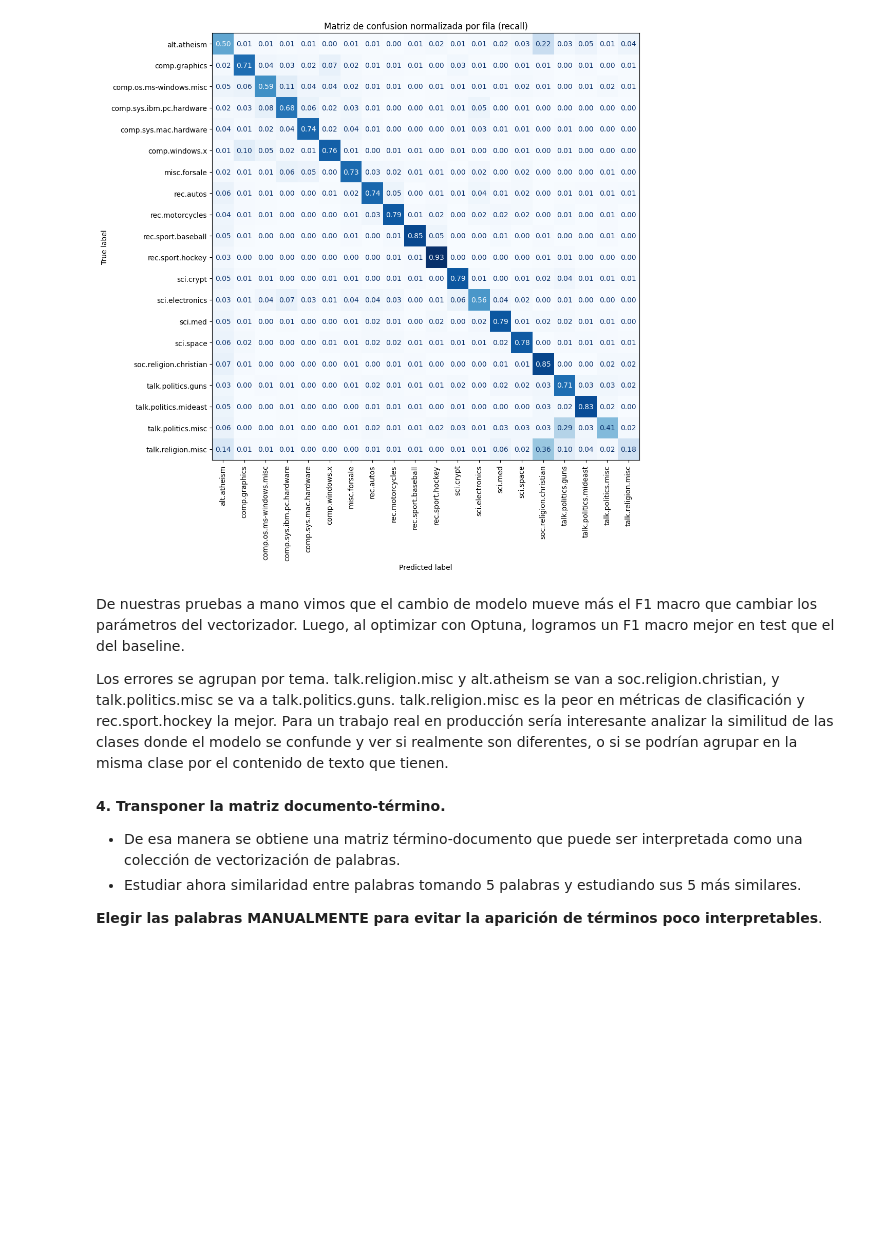
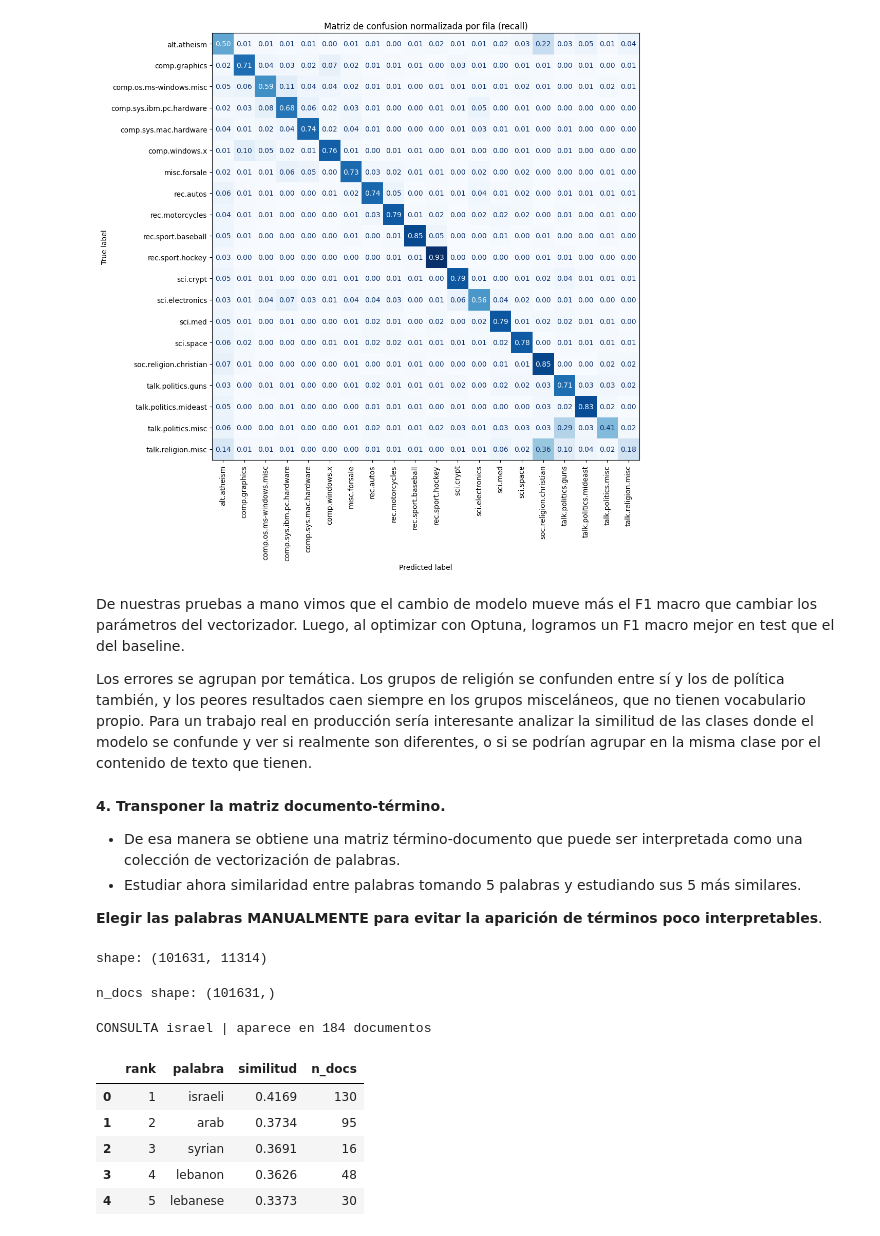
Before and after one commit to francomor/ceia-trabajos, a Jupyter notebook: procesamiento_lenguaje_natural/Desafio_1.ipynb, the cells around one changed output. Drawn from its saved outputs; the diff is of its cells as text; code cells hidden in the pictures; blank space fills up the shorter version.

```diff
--- a/procesamiento_lenguaje_natural/Desafio_1.ipynb
+++ b/procesamiento_lenguaje_natural/Desafio_1.ipynb
@@ -585,10 +585,47 @@ plt.show()
 # %% [markdown]
 De nuestras pruebas a mano vimos que el cambio de modelo mueve más el F1 macro que cambiar los parámetros del vectorizador. Luego, al optimizar con Optuna, logramos un F1 macro mejor en test que el del baseline.
 
-Los errores se agrupan por tema. talk.religion.misc y alt.atheism se van a soc.religion.christian, y talk.politics.misc se va a talk.politics.guns. talk.religion.misc es la peor en métricas de clasificación y rec.sport.hockey la mejor. Para un trabajo real en producción sería interesante analizar la similitud de las clases donde el modelo se confunde y ver si realmente son diferentes, o si se podrían agrupar en la misma clase por el contenido de texto que tienen.
+Los errores se agrupan por temática. Los grupos de religión se confunden entre sí y los de política también, y los peores resultados caen siempre en los grupos misceláneos, que no tienen vocabulario propio. Para un trabajo real en producción sería interesante analizar la similitud de las clases donde el modelo se confunde y ver si realmente son diferentes, o si se podrían agrupar en la misma clase por el contenido de texto que tienen.
 # %% [markdown]
 **4. Transponer la matriz documento-término.**
 * De esa manera se obtiene una matriz término-documento que puede ser interpretada como una colección de vectorización de palabras.
 * Estudiar ahora similaridad entre palabras tomando 5 palabras y estudiando sus 5 más similares.
 
 **Elegir las palabras MANUALMENTE para evitar la aparición de términos poco interpretables**.
+# %%
+# matriz término-documento
+X_terminos = X_train.T.tocsr()
+print(f"shape: {X_terminos.shape}")
+# %% [output]
+shape: (101631, 11314)
+# %%
+# en cuantos documentos aparece cada termino
+n_docs = np.diff(X_train.tocsc().indptr)
+print(f"n_docs shape: {n_docs.shape}")
+# %% [output]
+n_docs shape: (101631,)
+# %%
+vocab = tfidfvect.get_feature_names_out()
+
+def tabla_palabras(palabra, n=5):
+    """Tabla de las n palabras mas similares a una palabra dada."""
+    i = tfidfvect.vocabulary_[palabra]
+    cossim = cosine_similarity(X_terminos[i], X_terminos)[0]
+    top = np.argsort(cossim)[::-1][1:n + 1]
+    print(f"CONSULTA {palabra} | aparece en {n_docs[i]} documentos")
+    return pd.DataFrame({
+        "rank": range(1, n + 1),
+        "palabra": vocab[top],
+        "similitud": cossim[top].round(4),
+        "n_docs": n_docs[top],
+    })
+# %%
+tabla_palabras("israel")
+# %% [output]
+CONSULTA israel | aparece en 184 documentos
+|  | rank | palabra | similitud | n_docs |
+| 0 | 1 | israeli | 0.4169 | 130 |
+| 1 | 2 | arab | 0.3734 | 95 |
+| 2 | 3 | syrian | 0.3691 | 16 |
+| 3 | 4 | lebanon | 0.3626 | 48 |
+| 4 | 5 | lebanese | 0.3373 | 30 |
```
Also changed, not shown: parts of 9 cells of this notebook.
